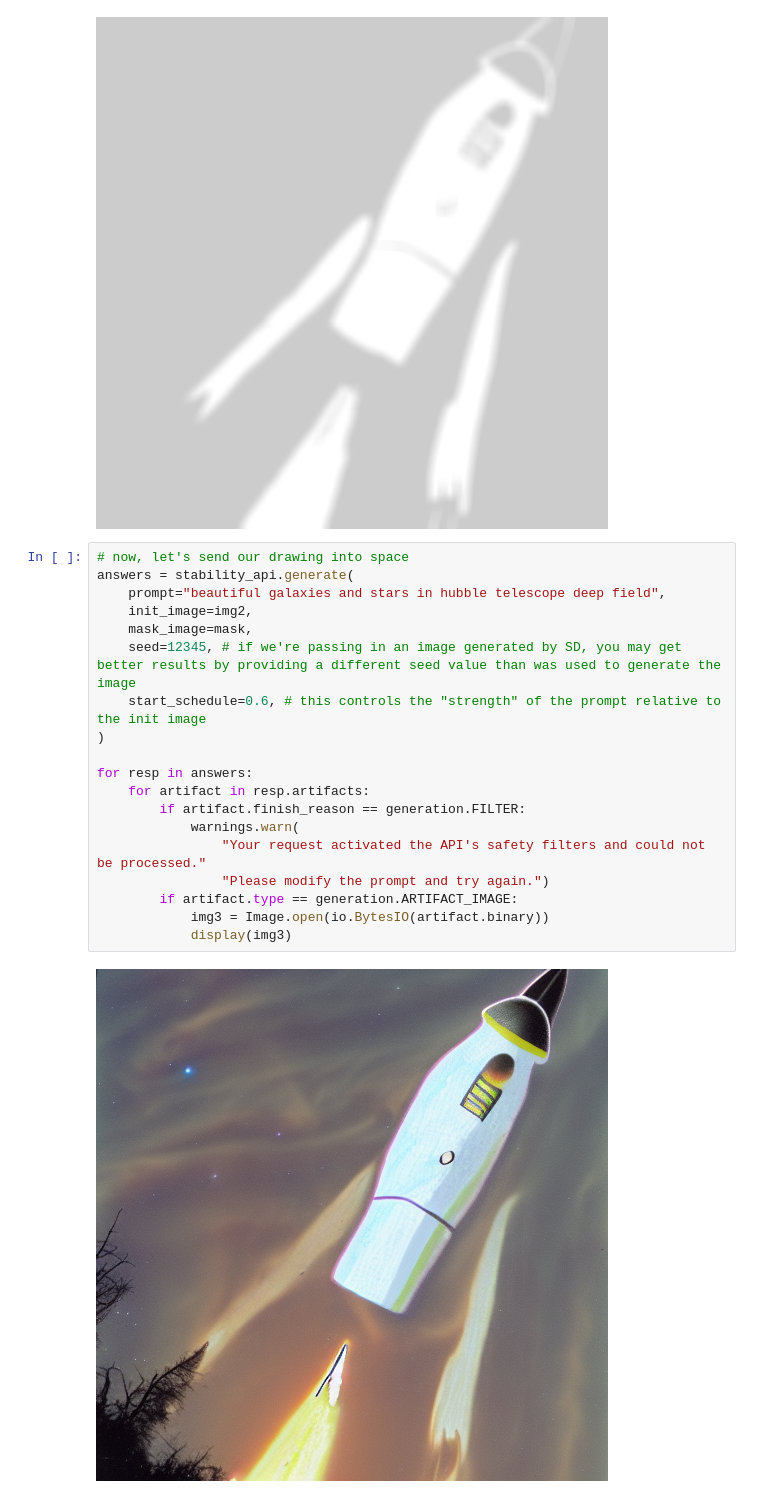
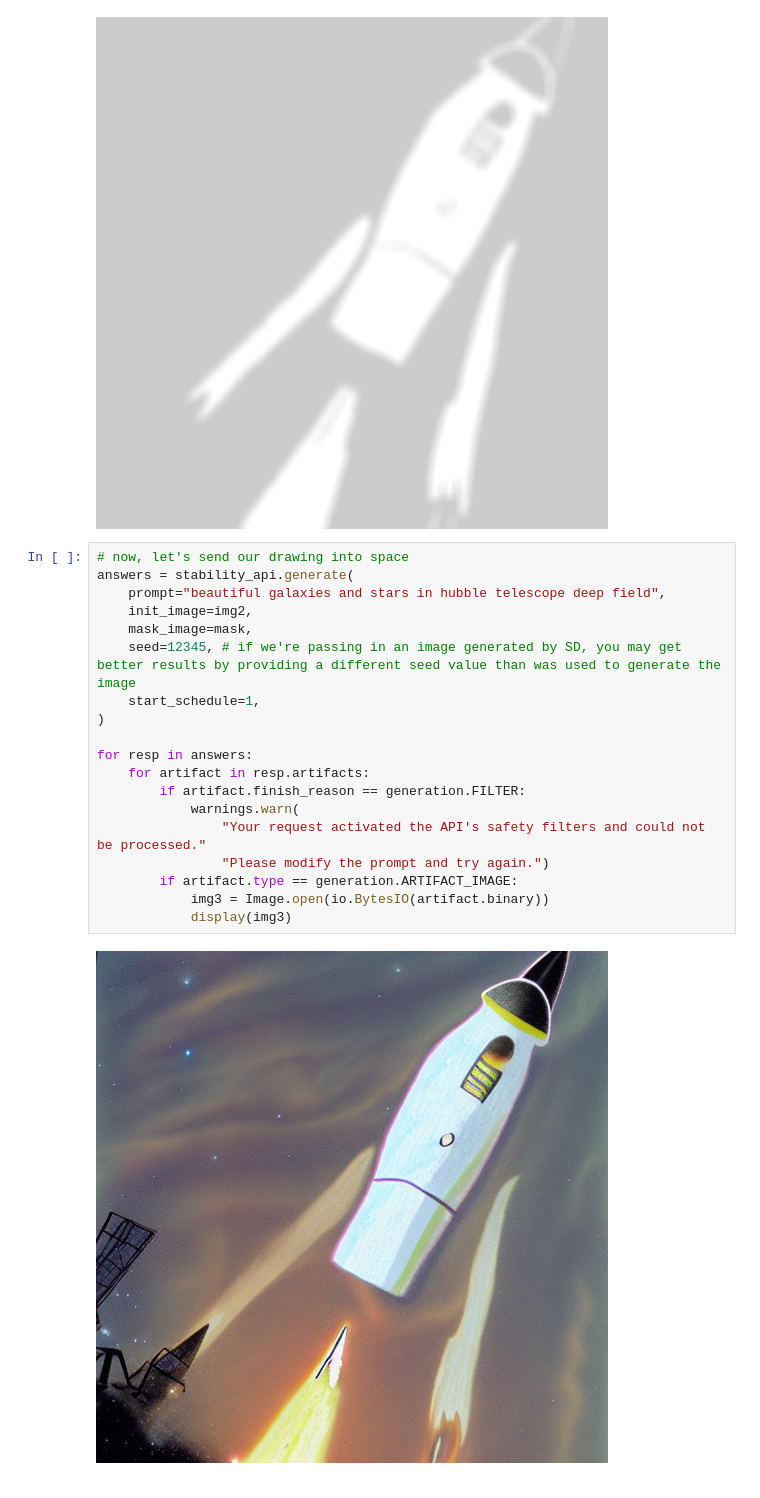
Before and after one commit to Stability-AI/stability-sdk, a Jupyter notebook: nbs/demo_colab.ipynb, the cells around one changed output. Cells and saved outputs as stored; diff of their text form.

Commit message:
fixed start_schedule

```diff
--- a/nbs/demo_colab.ipynb
+++ b/nbs/demo_colab.ipynb
@@ -108,21 +109,21 @@ mask
 # %%
 # now, let's send our drawing into space
 answers = stability_api.generate(
     prompt="beautiful galaxies and stars in hubble telescope deep field",
     init_image=img2,
     mask_image=mask,
     seed=12345, # if we're passing in an image generated by SD, you may get better results by providing a different seed value than was used to generate the image
-    start_schedule=0.6, # this controls the "strength" of the prompt relative to the init image
+    start_schedule=1,
 )
 
 for resp in answers:
     for artifact in resp.artifacts:
         if artifact.finish_reason == generation.FILTER:
             warnings.warn(
                 "Your request activated the API's safety filters and could not be processed."
                 "Please modify the prompt and try again.")
         if artifact.type == generation.ARTIFACT_IMAGE:
             img3 = Image.open(io.BytesIO(artifact.binary))
             display(img3)
 # %% [output]
-[figure, old version]
+[figure, new version]
```
Also changed, not shown: parts of 1 cell of this notebook.
